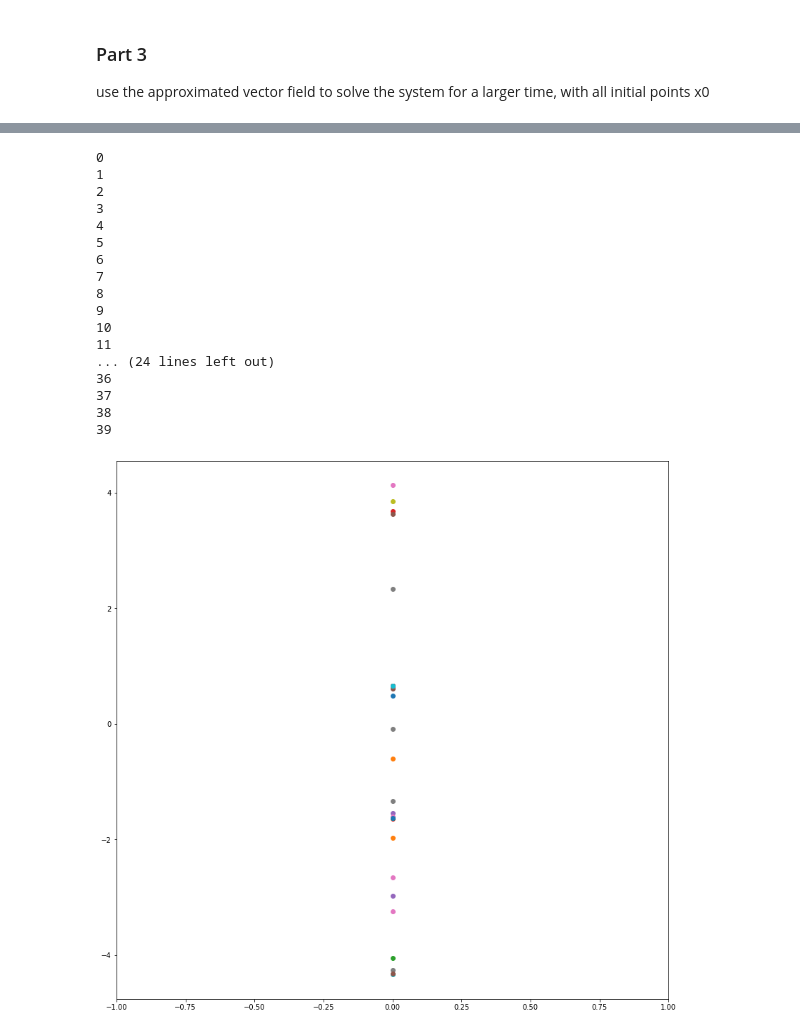
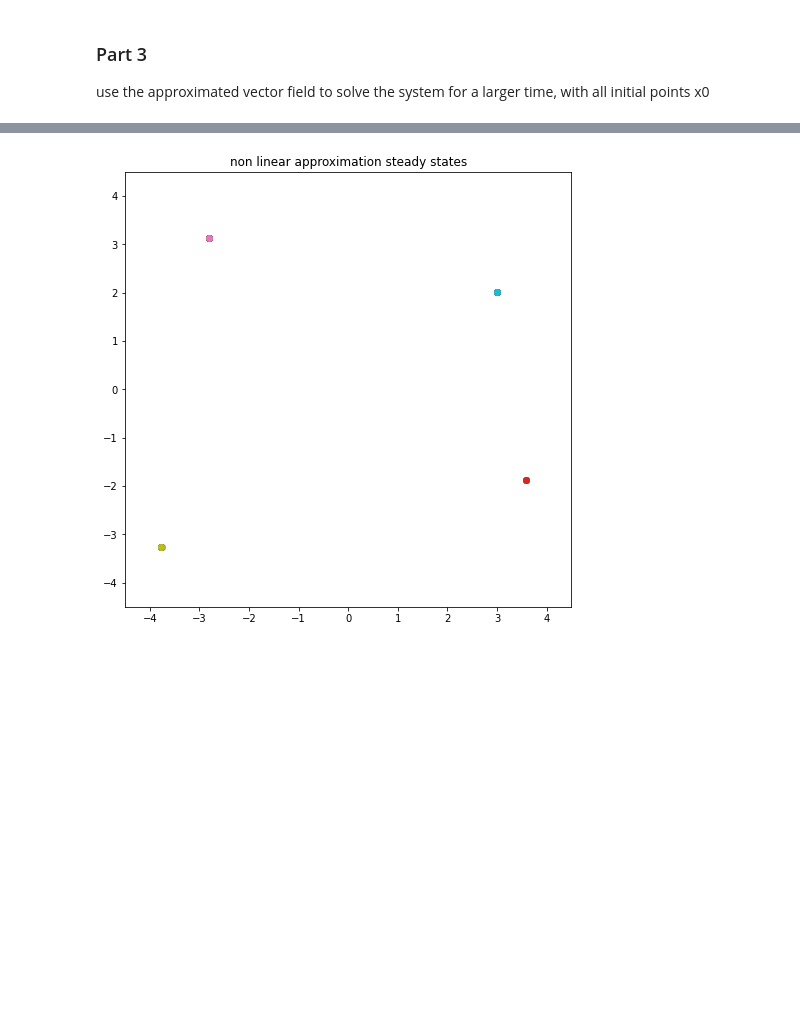
Before and after one commit to AlexPasqua/MLCMS-exercises, a Jupyter notebook: EX5/src/task3.ipynb, the cells around one changed output, grey strips where cells are left out. Cells and saved outputs as stored; diff of their text form; code cells hidden in the pictures; blank space fills up the shorter version.

```diff
--- a/EX5/src/task3.ipynb
+++ b/EX5/src/task3.ipynb
@@ -95,15 +70,15 @@ KeyboardInterrupt:
 # %%
-# get the best dt and best mse possible
+# utilize best delta_t, plot results
 dt = 0.1
-end_time=0.5
-eps=0.7
-n_bases=500
-plt.rcParams["figure.figsize"] = (14,14)
+end_time=final_best_dt
+plt.rcParams["figure.figsize"] = (8,8)
 v = estimate_vectors(dt, x0, x1)
-centers = np.random.choice(x0.ravel(), replace=False, size=n_bases)
 C, res, _, _, _, eps, phi = approx_nonlin_func(data=(x0,v), n_bases=n_bases, eps=eps, centers=centers)
 print("Residual error:",res)
-x1_pred, best_dt, best_mse = solve_trajectory(x0, x1, rbf_approx, find_best_dt=True, end_time=end_time, plot=False)
-print(f"MSE value at {end_time} is: {np.linalg.norm(x1_pred-x1)**2 / x1.shape[0]}\n Best MSE value is found at time {best_dt} with MSE: {best_mse}")
+x1_pred, _, _ = solve_trajectory(x0, x1, rbf_approx, find_best_dt=False, end_time=end_time, args=[centers, eps, C], plot=False)
+plt.scatter([el[0] for el in x1_pred], [el[1] for el in x1_pred], c='orange', s=10, label='prediction')
+plt.scatter(x1[:,0], x1[:,1], c='blue', s=10, label='ground_truth')
+plt.legend()
+plt.show()
 # %% [output]
 Residual error: []
@@ -112,14 +85,0 @@ MSE value at 0.5 is: 0.09912469064472165
-# %%
-# utilize best delta_t, plot results
-dt = 0.1
-end_time=best_dt
-plt.rcParams["figure.figsize"] = (14,14)
-v = estimate_vectors(dt, x0, x1)
-C, res, _, _, _, eps, phi = approx_nonlin_func(data=(x0,v), n_bases=n_bases, eps=eps, centers=centers)
-print("Residual error:",res)
-x1_pred, _, _ = solve_trajectory(x0, x1, rbf_approx, find_best_dt=False, end_time=end_time, plot=False)
-plt.scatter([el[0] for el in x1_pred], [el[1] for el in x1_pred], c='orange', s=10, label='prediction')
-plt.scatter(x1[:,0], x1[:,1], c='blue', s=10, label='ground_truth')
-plt.legend()
-plt.show()
-print(f"MSE value at {end_time} is: {np.linalg.norm(x1_pred-x1)**2 / x1.shape[0]}")
@@ -148,27 +95,11 @@ _, _, _ = solve_trajectory(x0, x1, rbf_approx, find_best_dt=False, end_time=end_
 # %%
-end_time = 100000
-for i in range(len(x0)//50):
-    print(i)
-    sol = solve_ivp(rbf_approx, [0, end_time], x0[i])
-    plt.scatter(0, sol.y[0,-1])
-plt.xlim(-1, 1)
+end_time = 50
+plt.title("non linear approximation steady states")
+for i in range(len(x0)):
+    sol = solve_ivp(rbf_approx, [0, end_time],  x0[i], args=[centers, eps, C])
+    plt.scatter(sol.y[0,-1], sol.y[1,-1])
+plt.xlim(-4.5, 4.5)
+plt.ylim(-4.5, 4.5)
 plt.show()
 # %% [output]
-0
-1
-2
-3
-4
-5
-6
-7
-8
-9
-10
-11
-... (24 lines left out)
-36
-37
-38
-39
-[figure, old version]
+[figure, new version]
```
Also changed, not shown: parts of 12 cells of this notebook, 1 other file.
